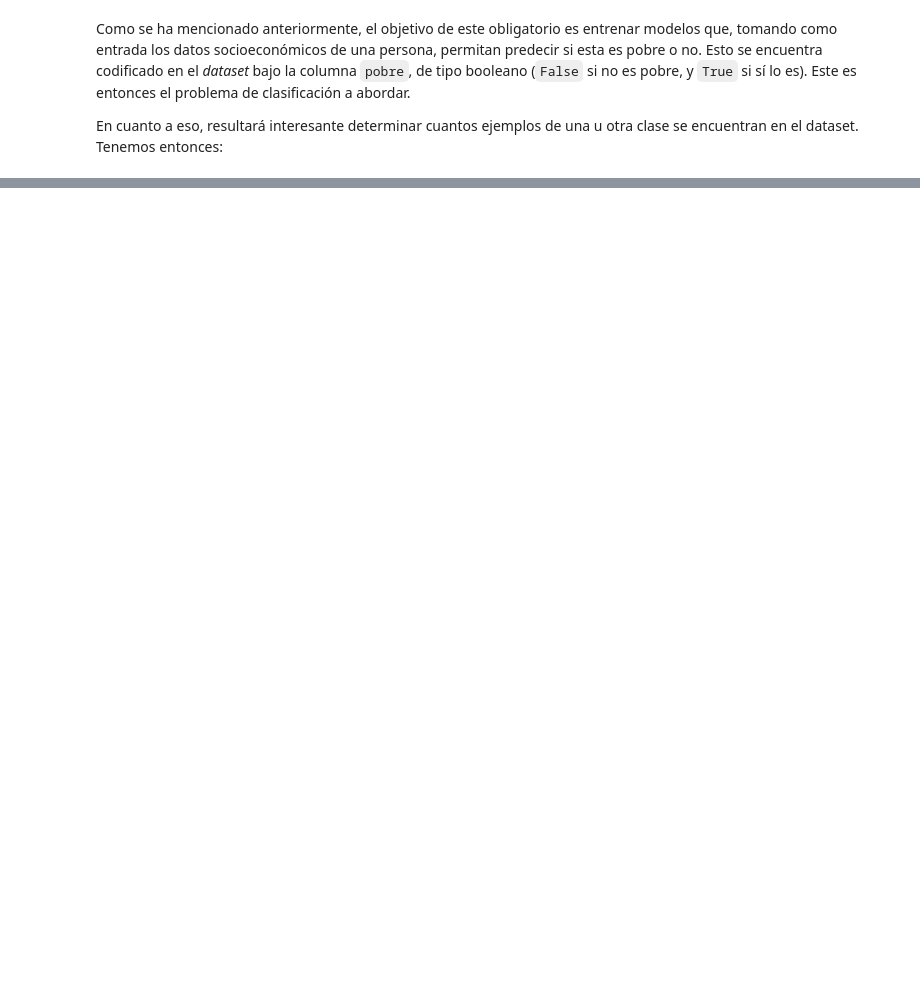
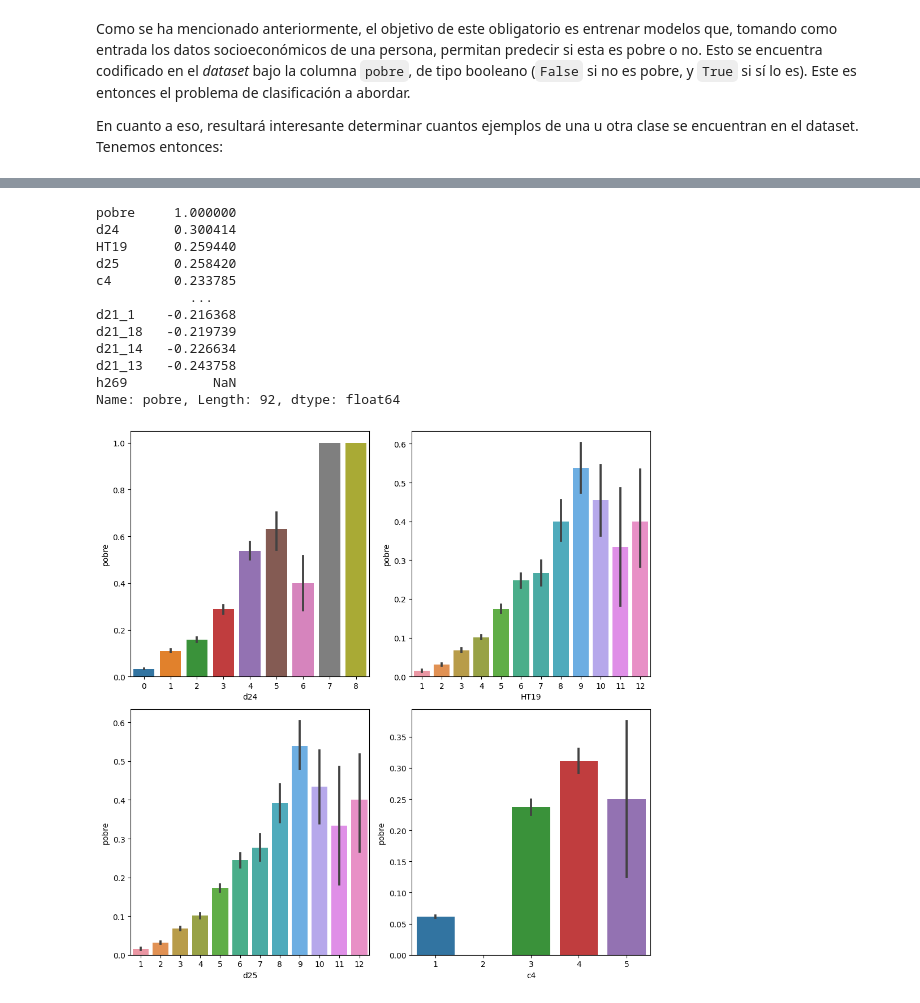
Before and after one commit to sebassu/tecnicas-machine-learning, a Jupyter notebook: obligatorio/obligatorio.ipynb, the cells around one changed output, grey strips where cells are left out. Cells and saved outputs as stored; diff of their text form; code cells hidden in the pictures; blank space fills up the shorter version.

```diff
--- a/obligatorio/obligatorio.ipynb
+++ b/obligatorio/obligatorio.ipynb
@@ -178,0 +238,24 @@ clase se encuentran en el dataset. Tenemos entonces:
+# %%
+display(correlation_matrix['pobre'].sort_values(ascending=False))
+
+fig, axes = plt.subplots(nrows=2, ncols=2, figsize=(10, 10))
+sns.barplot(x='d24', y='pobre', data=data, ax=axes[0, 0])
+sns.barplot(x='HT19', y='pobre', data=data, ax=axes[0, 1])
+sns.barplot(x='d25', y='pobre', data=data, ax=axes[1, 0])
+sns.barplot(x='c4', y='pobre', data=data, ax=axes[1, 1])
+plt.tight_layout()
+plt.show()
+# %% [output]
+pobre     1.000000
+d24       0.300414
+HT19      0.259440
+d25       0.258420
+c4        0.233785
+            ...
+d21_1    -0.216368
+d21_18   -0.219739
+d21_14   -0.226634
+d21_13   -0.243758
+h269           NaN
+Name: pobre, Length: 92, dtype: float64
+[figure, added]
```
Also changed, not shown: parts of 31 cells of this notebook.
